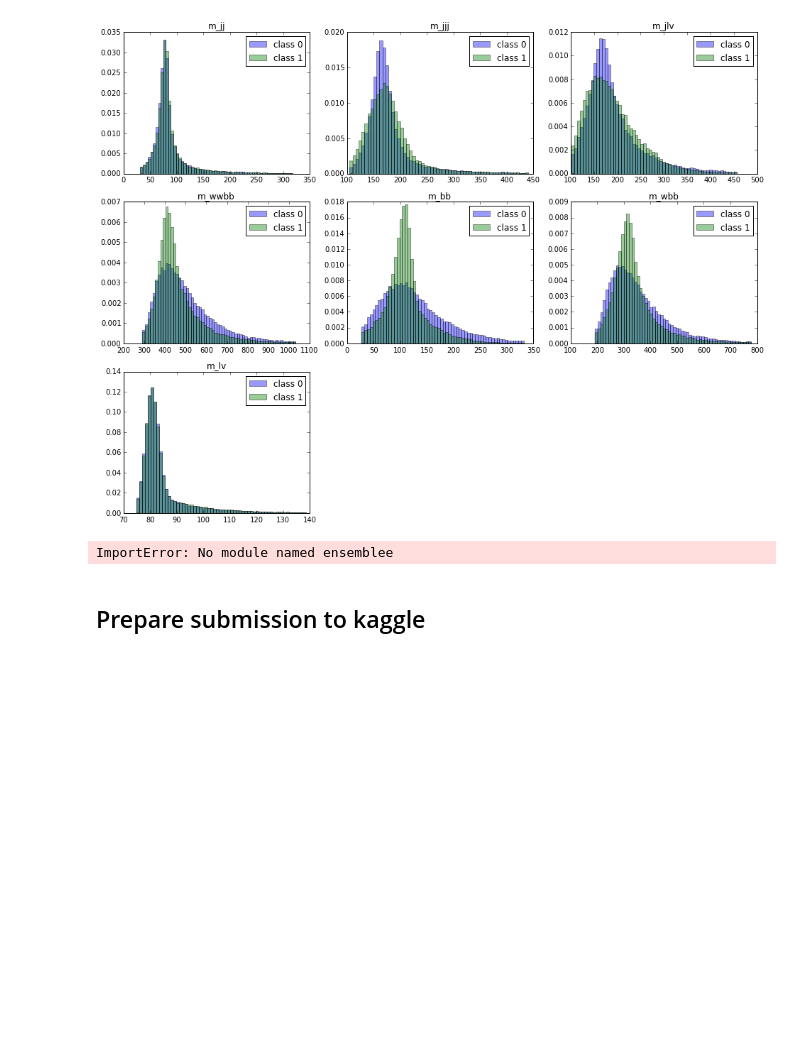
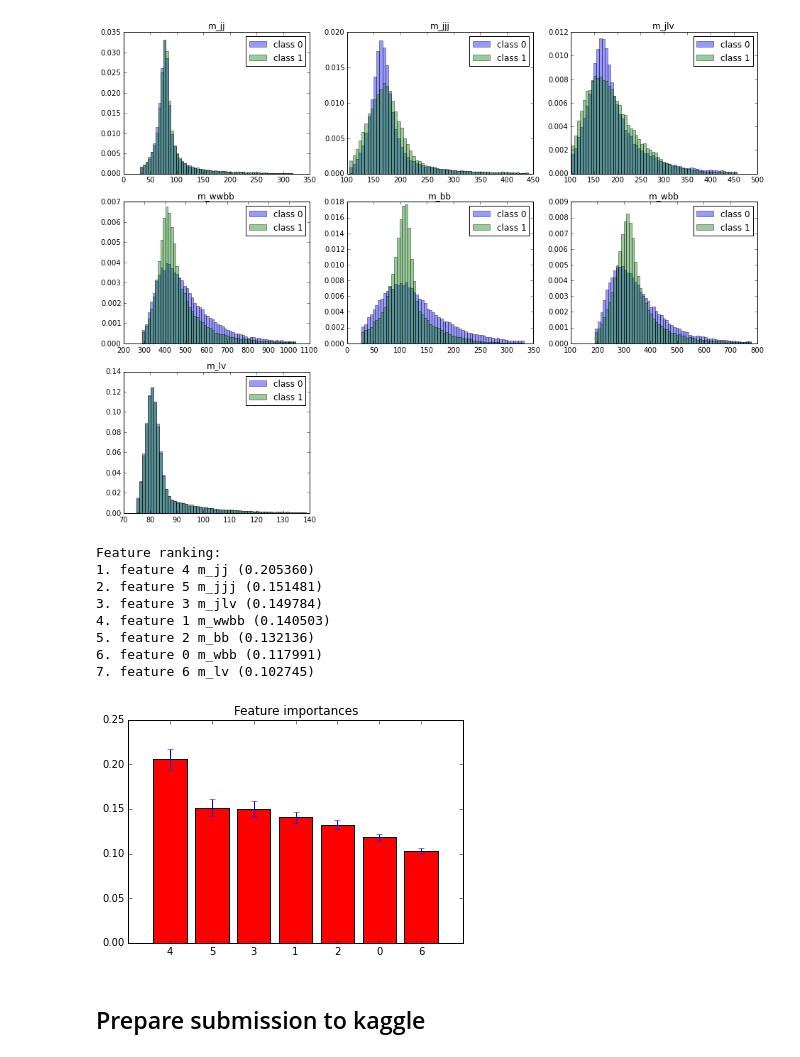
Before and after one commit to astiunov/mlhep2016, a Jupyter notebook: higgs_kaggle/baseline.ipynb, the cells around one changed output. Drawn from its saved outputs; the diff is of its cells as text; code cells hidden in the pictures; blank space fills up the shorter version.

```diff
--- a/higgs_kaggle/baseline.ipynb
+++ b/higgs_kaggle/baseline.ipynb
@@ -113,39 +113,69 @@ for n, feature in enumerate(high_level_features):
 # %% [output]
 [figure]
 # %%
-from sklearn.ensemb import RandomForestClassifier
+from sklearn.ensemble import RandomForestClassifier
 from sklearn.cross_validation import train_test_split
 from sklearn.metrics import roc_auc_score
+from sklearn.svm import SVC
 
-def get_validated_trained(data, features, part):
+def get_validated_trained(fitter, data, features, part):
     training_data, validation_data = train_test_split(data, random_state=3747824, train_size=part)
-    fitter = RandomForestClassifier(
-        500,
-        max_depth=17,
-        n_jobs=-1,
-        verbose=True,
-    )
     fitter.fit(training_data[features], training_data.target)
     results = fitter.predict_proba(validation_data[features])
     print 'Validation:', roc_auc_score(validation_data.target, results[:, 1])
-    return fitter
 
-def get_full_trained(data, features):
-    fitter = RandomForestClassifier(
-        500,
-        max_depth=17,
-        n_jobs=-1,
-        verbose=True,
-    )
-    fitter.fit(training_data[features], training_data.target)
-    return fitter
+def get_full_trained(fitter, data, features):
+    fitter.fit(data[features], data.target)
 
 def get_result(fitter, test, features):
-    return fitter.predict_proba(test[features])
+    return fitter.predict_proba(test[features])[:, 1]
-# %% [output]
-ImportError: No module named ensemblee
-# %%
-fitter = get_validated_trained(data, high_level_features, 0.6)
+# %%
+def get_fitter():
+    """fitter = RandomForestClassifier(
+        1000,
+        max_depth=20,
+        n_jobs=-1,
+        verbose=True,
+    )"""
+    fitter = SVC(probability=True, verbose=True)
+    return fitter
+
+fitter = get_fitter()
+cur_features = high_level_features
+#get_full_trained(fitter, data, cur_features)
+get_validated_trained(fitter, data, high_level_features, 0.6)
+# %%
+importances = fitter.feature_importances_
+std = np.std([tree.feature_importances_ for tree in fitter.estimators_],
+             axis=0)
+indices = np.argsort(importances)[::-1]
+
+# Print the feature ranking
+print "Feature ranking:"
+
+X = data[cur_features]
+
+for f in range(X.shape[1]):
+    print "%d. feature %d %s (%f)" % (f + 1, indices[f], cur_features[f], importances[indices[f]])
+
+# Plot the feature importances of the forest
+plt.figure()
+plt.title("Feature importances")
+plt.bar(range(X.shape[1]), importances[indices],
+       color="r", yerr=std[indices], align="center")
+plt.xticks(range(X.shape[1]), indices)
+plt.xlim([-1, X.shape[1]])
+plt.show()
+# %% [output]
+Feature ranking:
+1. feature 4 m_jj (0.205360)
+2. feature 5 m_jjj (0.151481)
+3. feature 3 m_jlv (0.149784)
+4. feature 1 m_wwbb (0.140503)
+5. feature 2 m_bb (0.132136)
+6. feature 0 m_wbb (0.117991)
+7. feature 6 m_lv (0.102745)
+[figure, added]
 # %% [markdown]
 ## Prepare submission to kaggle
 # %%
```
Also changed, not shown: parts of 3 cells of this notebook, 1 other file.
